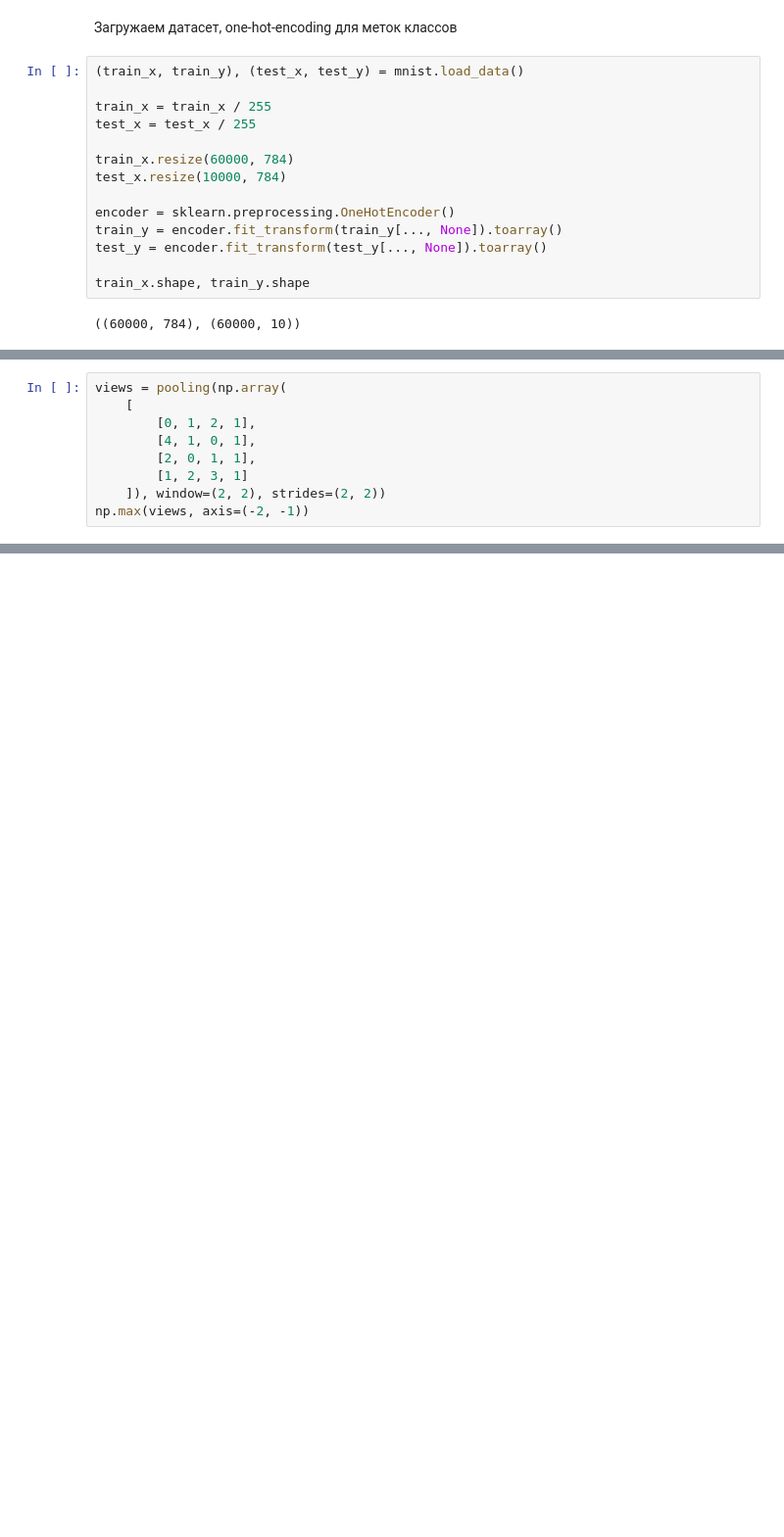
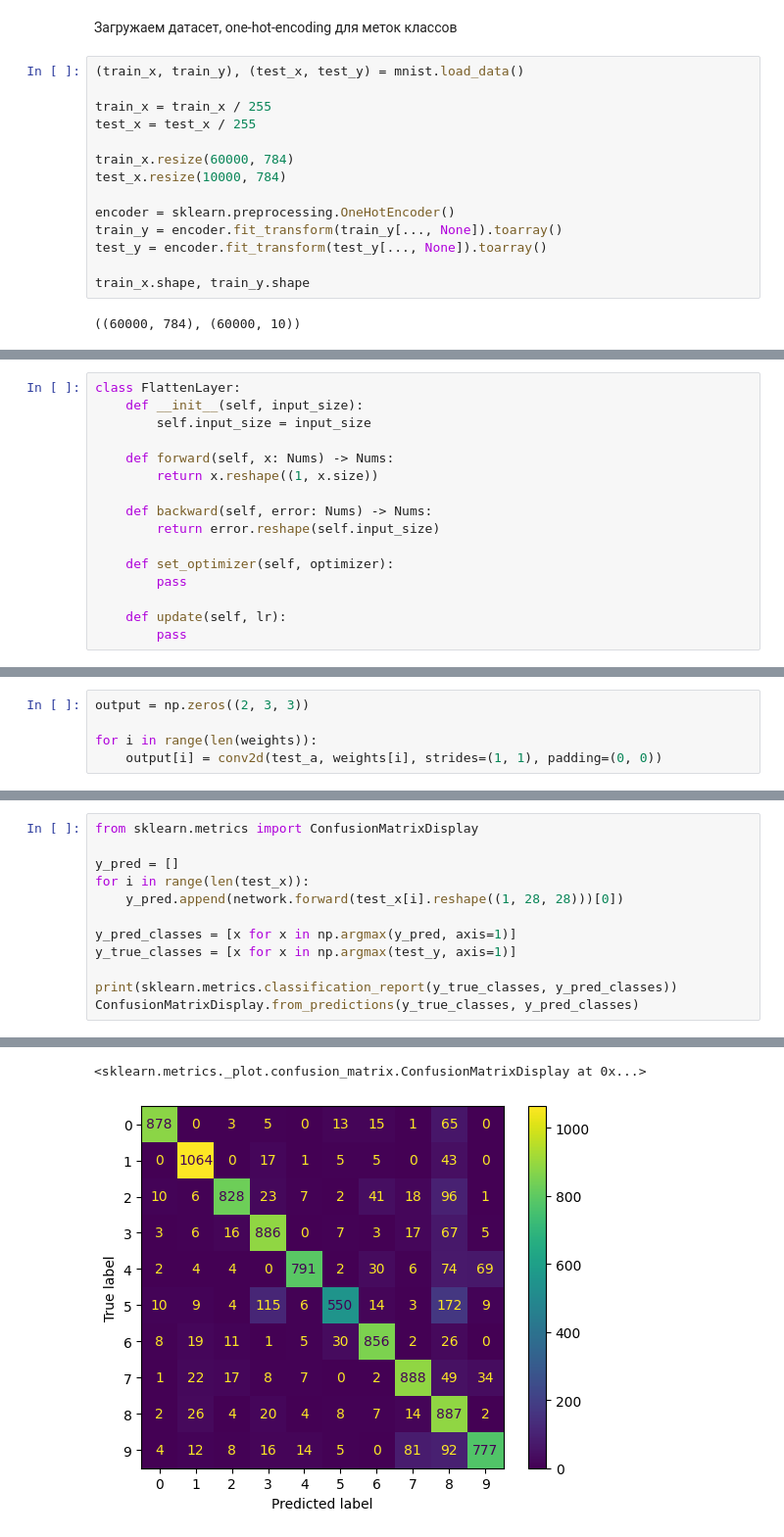
Before and after one commit to Papr1ka/nns, a Jupyter notebook: 6/6.ipynb, the cells around one changed output, grey strips where cells are left out. Shown: that part at 98% size. Cells and saved outputs as stored; diff of their text form; blank space fills up the shorter version.

```diff
--- a/6/6.ipynb
+++ b/6/6.ipynb
@@ -84,0 +413,16 @@ for i in range(len(train_x)):
+# %%
+class FlattenLayer:
+    def __init__(self, input_size):
+        self.input_size = input_size
+
+    def forward(self, x: Nums) -> Nums:
+        return x.reshape((1, x.size))
+
+    def backward(self, error: Nums) -> Nums:
+        return error.reshape(self.input_size)
+
+    def set_optimizer(self, optimizer):
+        pass
+
+    def update(self, lr):
+        pass
@@ -123,9 +711,0 @@ def pooling(x: Nums, window: Tuple[int, int], strides: Tuple[int, int], func=np.
-# %%
-views = pooling(np.array(
-    [
-        [0, 1, 2, 1],
-        [4, 1, 0, 1],
-        [2, 0, 1, 1],
-        [1, 2, 3, 1]
-    ]), window=(2, 2), strides=(2, 2))
-np.max(views, axis=(-2, -1))
@@ -234,0 +763,5 @@ class ConvLayer:
+# %%
+output = np.zeros((2, 3, 3))
+
+for i in range(len(weights)):
+    output[i] = conv2d(test_a, weights[i], strides=(1, 1), padding=(0, 0))
@@ -234,0 +793,13 @@ class ConvLayer:
+# %%
+from sklearn.metrics import ConfusionMatrixDisplay
+
+y_pred = []
+for i in range(len(test_x)):
+    y_pred.append(network.forward(test_x[i].reshape((1, 28, 28)))[0])
+
+y_pred_classes = [x for x in np.argmax(y_pred, axis=1)]
+y_true_classes = [x for x in np.argmax(test_y, axis=1)]
+
+print(sklearn.metrics.classification_report(y_true_classes, y_pred_classes))
+ConfusionMatrixDisplay.from_predictions(y_true_classes, y_pred_classes)
+# %% [output]
@@ -234,0 +822,2 @@ class ConvLayer:
+<sklearn.metrics._plot.confusion_matrix.ConfusionMatrixDisplay at 0x...>
+[figure, added]
```
Also changed, not shown: parts of 33 cells of this notebook, 1 other file.
